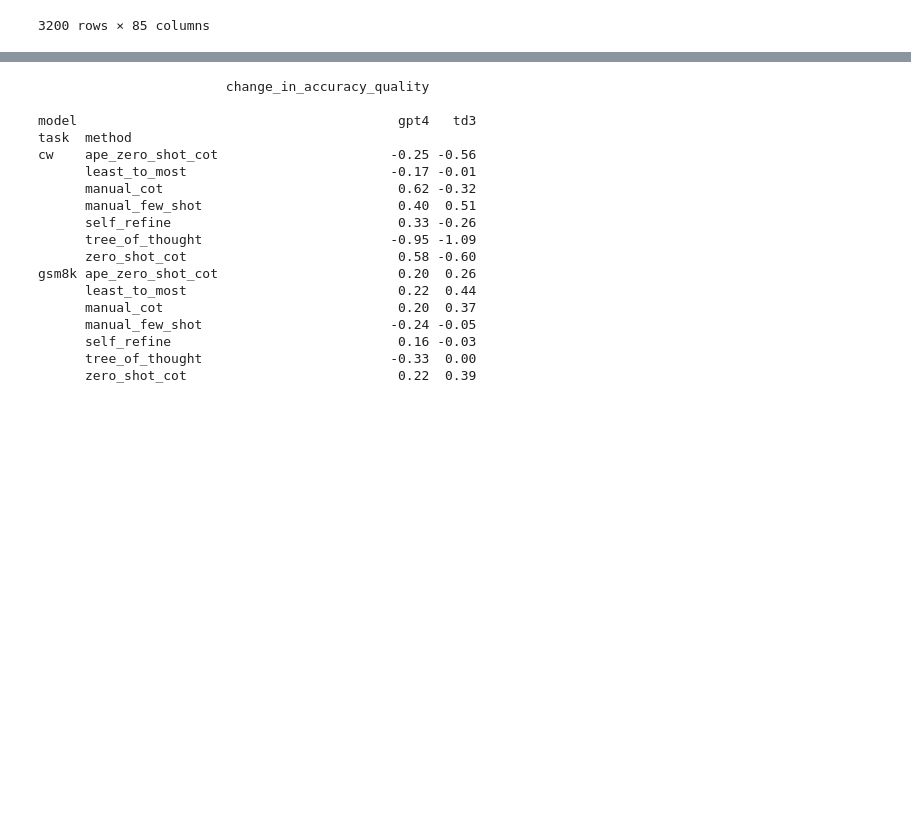
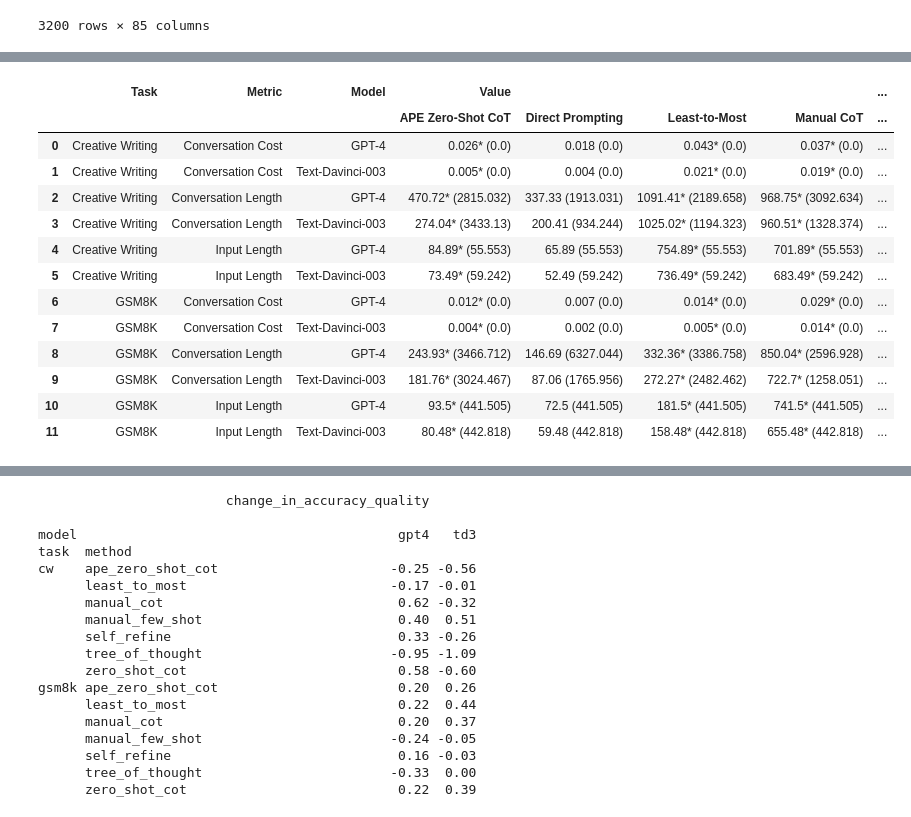
Before and after one commit to ijyliu/anlp23-project, a Jupyter notebook: Data/07c - Length Metrics.ipynb, the cells around one changed output, grey strips where cells are left out. Cells and saved outputs as stored; diff of their text form; code cells hidden in the pictures; blank space fills up the shorter version.

```diff
--- a/Data/07c - Length Metrics.ipynb
+++ b/Data/07c - Length Metrics.ipynb
@@ -87,0 +212,20 @@ Baseline comparison ratios, change in accuracy/quality plots
+# %%
+# Recode Metric column
+avg_metric_pivot['Metric'] = avg_metric_pivot['Metric'].replace({'conversation_length': 'Conversation Length', 'input_length': 'Input Length', 'conversation_cost': 'Conversation Cost'})
+
+avg_metric_pivot
+# %% [output]
+|  | Task | Metric | Model | Value |  |  |  | ... |
+|  |  |  |  | APE Zero-Shot CoT | Direct Prompting | Least-to-Most | Manual CoT | ... |
+| 0 | Creative Writing | Conversation Cost | GPT-4 | 0.026* (0.0) | 0.018 (0.0) | 0.043* (0.0) | 0.037* (0.0) | ... |
+| 1 | Creative Writing | Conversation Cost | Text-Davinci-003 | 0.005* (0.0) | 0.004 (0.0) | 0.021* (0.0) | 0.019* (0.0) | ... |
+| 2 | Creative Writing | Conversation Length | GPT-4 | 470.72* (2815.032) | 337.33 (1913.031) | 1091.41* (2189.658) | 968.75* (3092.634) | ... |
+| 3 | Creative Writing | Conversation Length | Text-Davinci-003 | 274.04* (3433.13) | 200.41 (934.244) | 1025.02* (1194.323) | 960.51* (1328.374) | ... |
+| 4 | Creative Writing | Input Length | GPT-4 | 84.89* (55.553) | 65.89 (55.553) | 754.89* (55.553) | 701.89* (55.553) | ... |
+| 5 | Creative Writing | Input Length | Text-Davinci-003 | 73.49* (59.242) | 52.49 (59.242) | 736.49* (59.242) | 683.49* (59.242) | ... |
+| 6 | GSM8K | Conversation Cost | GPT-4 | 0.012* (0.0) | 0.007 (0.0) | 0.014* (0.0) | 0.029* (0.0) | ... |
+| 7 | GSM8K | Conversation Cost | Text-Davinci-003 | 0.004* (0.0) | 0.002 (0.0) | 0.005* (0.0) | 0.014* (0.0) | ... |
+| 8 | GSM8K | Conversation Length | GPT-4 | 243.93* (3466.712) | 146.69 (6327.044) | 332.36* (3386.758) | 850.04* (2596.928) | ... |
+| 9 | GSM8K | Conversation Length | Text-Davinci-003 | 181.76* (3024.467) | 87.06 (1765.956) | 272.27* (2482.462) | 722.7* (1258.051) | ... |
+| 10 | GSM8K | Input Length | GPT-4 | 93.5* (441.505) | 72.5 (441.505) | 181.5* (441.505) | 741.5* (441.505) | ... |
+| 11 | GSM8K | Input Length | Text-Davinci-003 | 80.48* (442.818) | 59.48 (442.818) | 158.48* (442.818) | 655.48* (442.818) | ... |
```
Also changed, not shown: parts of 18 cells of this notebook, 28 other files.
